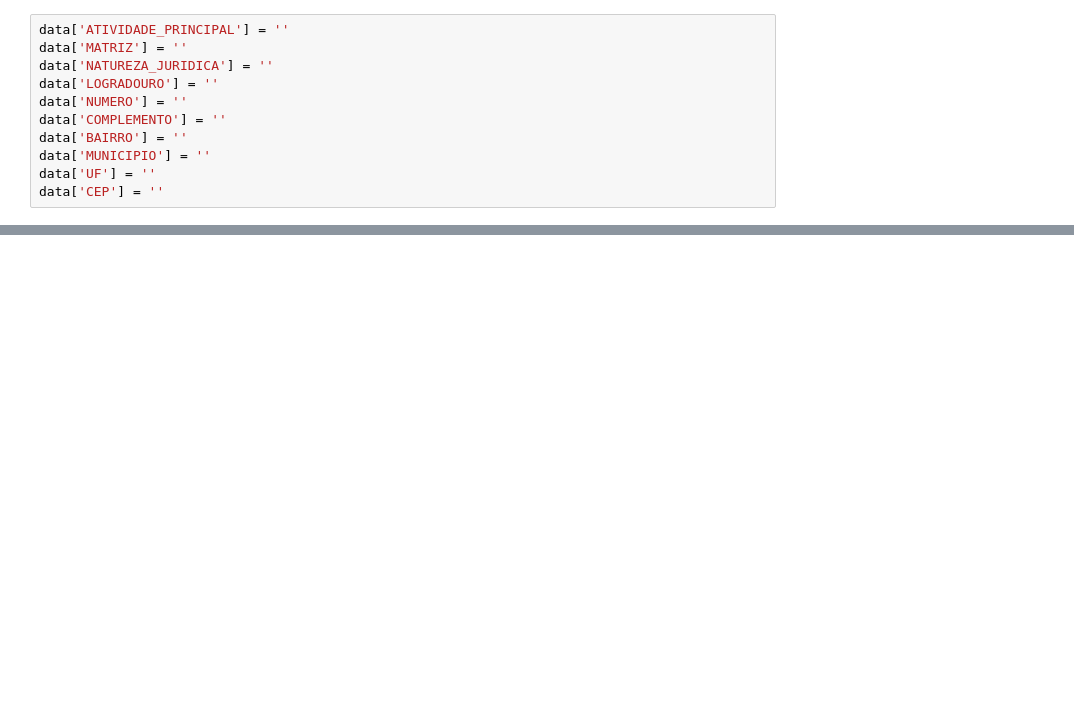
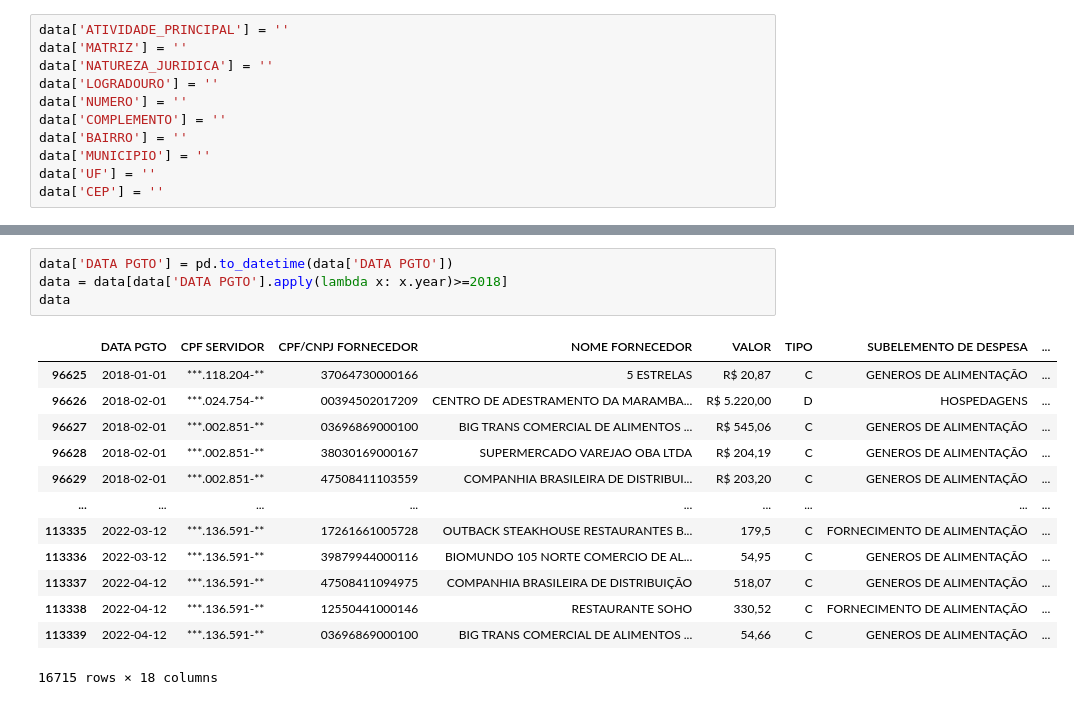
Before and after one commit to grkremer/Trabalho-VID-nedel, a Jupyter notebook: limpeza.ipynb, the cells around one changed output, grey strips where cells are left out. Cells and saved outputs as stored; diff of their text form; blank space fills up the shorter version.

```diff
--- a/limpeza.ipynb
+++ b/limpeza.ipynb
@@ -74,0 +89,18 @@ data['CEP'] = ''
+# %%
+data['DATA PGTO'] = pd.to_datetime(data['DATA PGTO'])
+data = data[data['DATA PGTO'].apply(lambda x: x.year)>=2018]
+data
+# %% [output]
+|  | DATA PGTO | CPF SERVIDOR | CPF/CNPJ FORNECEDOR | NOME FORNECEDOR | VALOR | TIPO | SUBELEMENTO DE DESPESA | ... |
+| 96625 | 2018-01-01 | ***.118.204-** | 37064730000166 | 5 ESTRELAS | R$ 20,87 | C | GENEROS DE ALIMENTAÇÃO | ... |
+| 96626 | 2018-02-01 | ***.024.754-** | 00394502017209 | CENTRO DE ADESTRAMENTO DA MARAMBA... | R$ 5.220,00 | D | HOSPEDAGENS | ... |
+| 96627 | 2018-02-01 | ***.002.851-** | 03696869000100 | BIG TRANS COMERCIAL DE ALIMENTOS ... | R$ 545,06 | C | GENEROS DE ALIMENTAÇÃO | ... |
+| 96628 | 2018-02-01 | ***.002.851-** | 38030169000167 | SUPERMERCADO VAREJAO OBA LTDA | R$ 204,19 | C | GENEROS DE ALIMENTAÇÃO | ... |
+| 96629 | 2018-02-01 | ***.002.851-** | 47508411103559 | COMPANHIA BRASILEIRA DE DISTRIBUI... | R$ 203,20 | C | GENEROS DE ALIMENTAÇÃO | ... |
+| ... | ... | ... | ... | ... | ... | ... | ... | ... |
+| 113335 | 2022-03-12 | ***.136.591-** | 17261661005728 | OUTBACK STEAKHOUSE RESTAURANTES B... | 179,5 | C | FORNECIMENTO DE ALIMENTAÇÃO | ... |
+| 113336 | 2022-03-12 | ***.136.591-** | 39879944000116 | BIOMUNDO 105 NORTE COMERCIO DE AL... | 54,95 | C | GENEROS DE ALIMENTAÇÃO | ... |
+| 113337 | 2022-04-12 | ***.136.591-** | 47508411094975 | COMPANHIA BRASILEIRA DE DISTRIBUIÇÃO | 518,07 | C | GENEROS DE ALIMENTAÇÃO | ... |
+| 113338 | 2022-04-12 | ***.136.591-** | 12550441000146 | RESTAURANTE SOHO | 330,52 | C | FORNECIMENTO DE ALIMENTAÇÃO | ... |
+| 113339 | 2022-04-12 | ***.136.591-** | 03696869000100 | BIG TRANS COMERCIAL DE ALIMENTOS ... | 54,66 | C | GENEROS DE ALIMENTAÇÃO | ... |
+16715 rows × 18 columns
```
Also changed, not shown: parts of 10 cells of this notebook, 9 other files.
